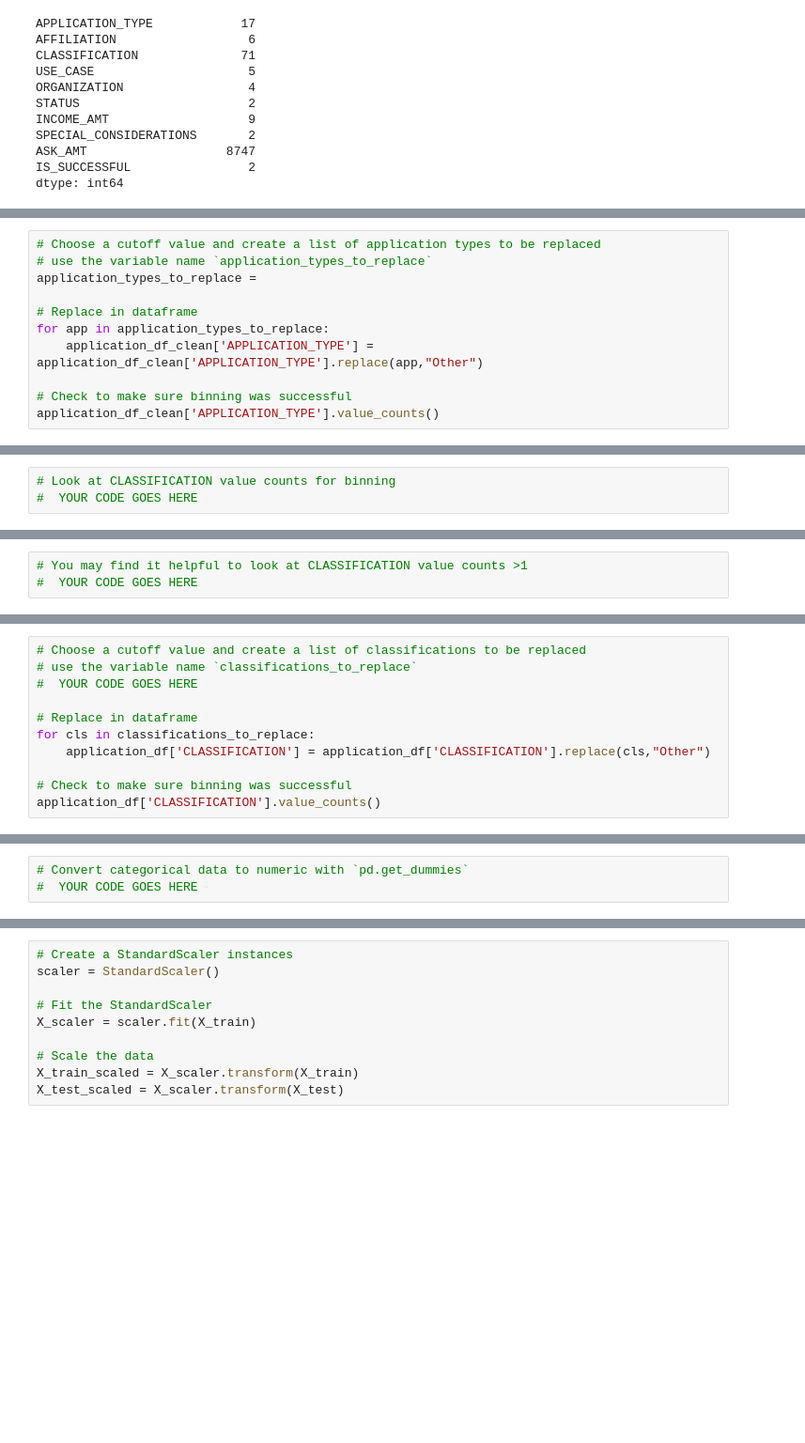
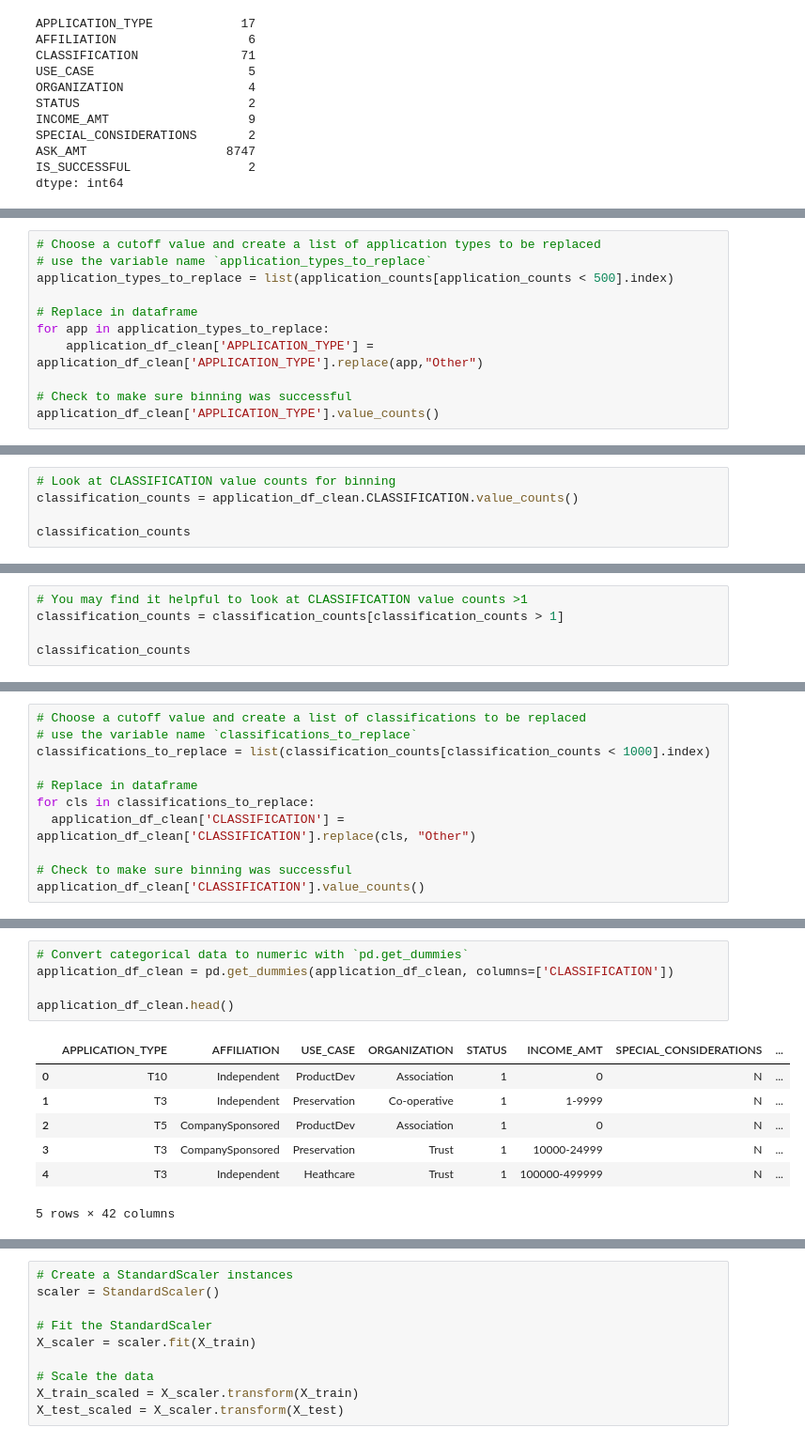
Before and after one commit to maderamel/deep-learning-challenge, a Jupyter notebook: Starter_Code.ipynb, the cells around one changed output, grey strips where cells are left out. Shown: that part at 94% size. Cells and saved outputs as stored; diff of their text form; blank space fills up the shorter version.

```diff
--- a/Starter_Code.ipynb
+++ b/Starter_Code.ipynb
@@ -63,7 +44,7 @@ Name: APPLICATION_TYPE, dtype: int64
 # %%
 # Choose a cutoff value and create a list of application types to be replaced
 # use the variable name `application_types_to_replace`
-application_types_to_replace =
+application_types_to_replace = list(application_counts[application_counts < 500].index)
 
 # Replace in dataframe
 for app in application_types_to_replace:
@@ -76,6 +66,8 @@ NameError: ignored
 # %%
 # Look at CLASSIFICATION value counts for binning
-#  YOUR CODE GOES HERE
+classification_counts = application_df_clean.CLASSIFICATION.value_counts()
+
+classification_counts
 # %% [output]
 C1000    17326
 C2000     6074
@@ -91,7 +83,9 @@ C6100        1
 Name: CLASSIFICATION, Length: 71, dtype: int64
 # %%
 # You may find it helpful to look at CLASSIFICATION value counts >1
-#  YOUR CODE GOES HERE
+classification_counts = classification_counts[classification_counts > 1]
+
+classification_counts
 # %% [output]
 C1000    17326
 C2000     6074
@@ -113,14 +107,14 @@ Name: CLASSIFICATION, dtype: int64
 # %%
 # Choose a cutoff value and create a list of classifications to be replaced
 # use the variable name `classifications_to_replace`
-#  YOUR CODE GOES HERE
+classifications_to_replace = list(classification_counts[classification_counts < 1000].index)
 
 # Replace in dataframe
 for cls in classifications_to_replace:
-    application_df['CLASSIFICATION'] = application_df['CLASSIFICATION'].replace(cls,"Other")
+  application_df_clean['CLASSIFICATION'] = application_df_clean['CLASSIFICATION'].replace(cls, "Other")
 
 # Check to make sure binning was successful
-application_df['CLASSIFICATION'].value_counts()
+application_df_clean['CLASSIFICATION'].value_counts()
 # %% [output]
 C1000    17326
 C2000     6074
@@ -131,6 +135,16 @@ C2100     1883
 Name: CLASSIFICATION, dtype: int64
 # %%
 # Convert categorical data to numeric with `pd.get_dummies`
-#  YOUR CODE GOES HERE
+application_df_clean = pd.get_dummies(application_df_clean, columns=['CLASSIFICATION'])
+
+application_df_clean.head()
+# %% [output]
+|  | APPLICATION_TYPE | AFFILIATION | USE_CASE | ORGANIZATION | STATUS | INCOME_AMT | SPECIAL_CONSIDERATIONS | ... |
+| 0 | T10 | Independent | ProductDev | Association | 1 | 0 | N | ... |
+| 1 | T3 | Independent | Preservation | Co-operative | 1 | 1-9999 | N | ... |
+| 2 | T5 | CompanySponsored | ProductDev | Association | 1 | 0 | N | ... |
+| 3 | T3 | CompanySponsored | Preservation | Trust | 1 | 10000-24999 | N | ... |
+| 4 | T3 | Independent | Heathcare | Trust | 1 | 100000-499999 | N | ... |
+5 rows × 42 columns
 # %%
 # Split our preprocessed data into our features and target arrays
```
Also changed, not shown: parts of 6 cells of this notebook.
